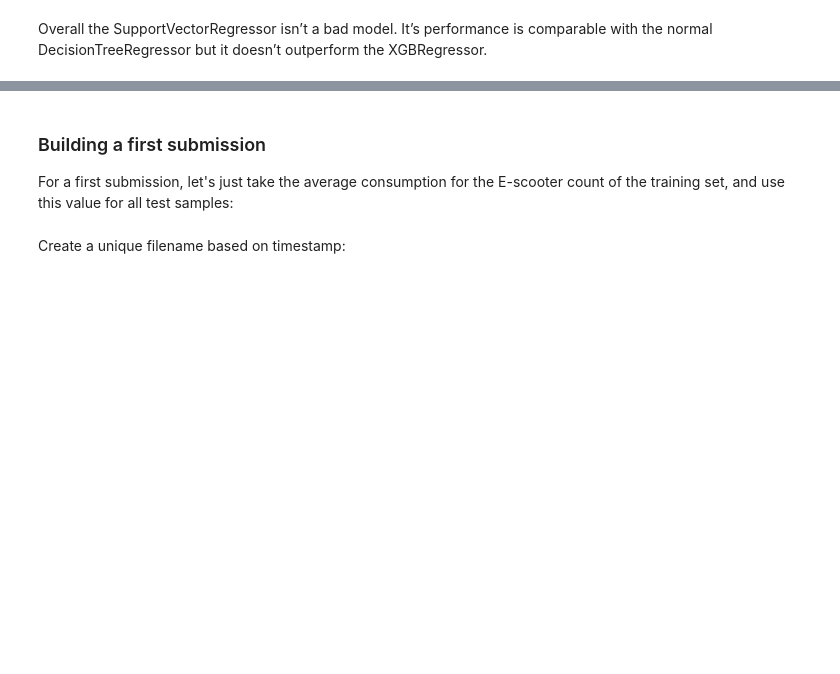
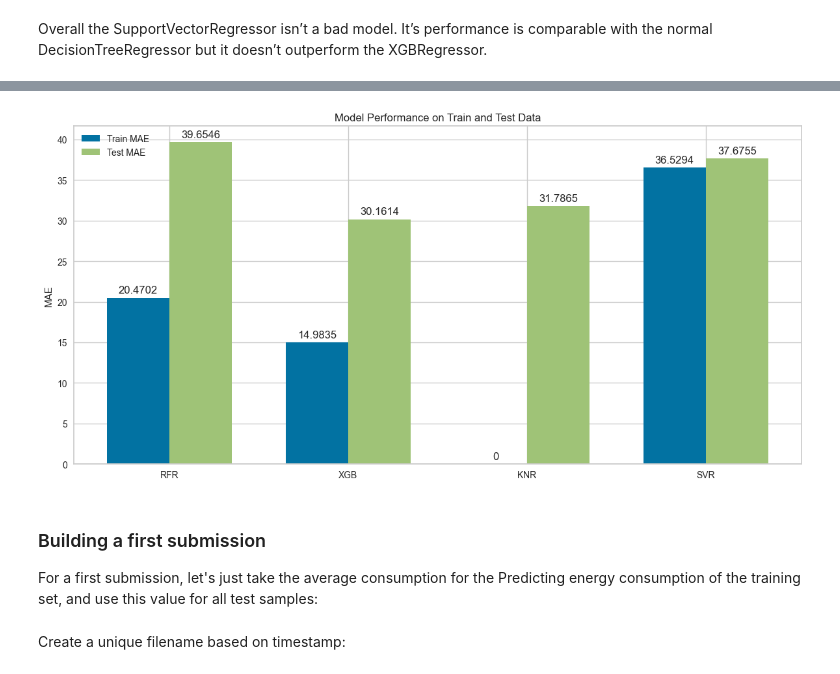
Before and after one commit to erdoganabaci/ml-predicting-energy-consumption, a Jupyter notebook: erdogan_abaci_ML_Predicting_Energy_consumption.ipynb, the cells around one changed output, grey strips where cells are left out. Cells and saved outputs as stored; diff of their text form; code cells hidden in the pictures; blank space fills up the shorter version.

Commit message:
Complete prediction energy consumption assignment

```diff
--- a/erdogan_abaci_ML_Predicting_Energy_consumption.ipynb
+++ b/erdogan_abaci_ML_Predicting_Energy_consumption.ipynb
@@ -1407,7 +1410,34 @@ Overall the SupportVectorRegressor isn’t a bad model. It’s performance is co
+# %%
+labels_updated = ["RFR", "XGB", "KNR", "SVR"]
+x = np.arange(len(labels_updated))
+width = 0.35
+train_scores_updated = [20.47023492562197, 14.983494263797342, 0.0, 36.529352982732775]
+test_scores_updated = [39.654564310939996, 30.161365871175136, 31.78654494234296, 37.67554454562858]
+
+# Plotting the updated model performances
+x_updated = np.arange(len(labels_updated))
+
+fig, ax = plt.subplots(figsize=(12, 6))
+rects1_updated = ax.bar(x_updated - width/2, train_scores_updated, width, label='Train MAE')
+rects2_updated = ax.bar(x_updated + width/2, test_scores_updated, width, label='Test MAE')
+
+ax.set_ylabel('MAE')
+ax.set_title('Model Performance on Train and Test Data')
+ax.set_xticks(x_updated)
+ax.set_xticklabels(labels_updated)
+ax.legend()
+
+ax.bar_label(rects1_updated, padding=3)
+ax.bar_label(rects2_updated, padding=3)
+
+fig.tight_layout()
+plt.show()
+# %% [output]
+[figure, added]
 # %% [markdown]
 ### Building a first submission
 
-For a first submission, let's just take the average consumption for the E-scooter count of the training set, and use this value for all test samples:
+For a first submission, let's just take the average consumption for the Predicting energy consumption of the training set, and use this value for all test samples:
 # %% [markdown]
 Create a unique filename based on timestamp:
 # %%
```
Also changed, not shown: parts of 81 cells of this notebook, 1 other file.
